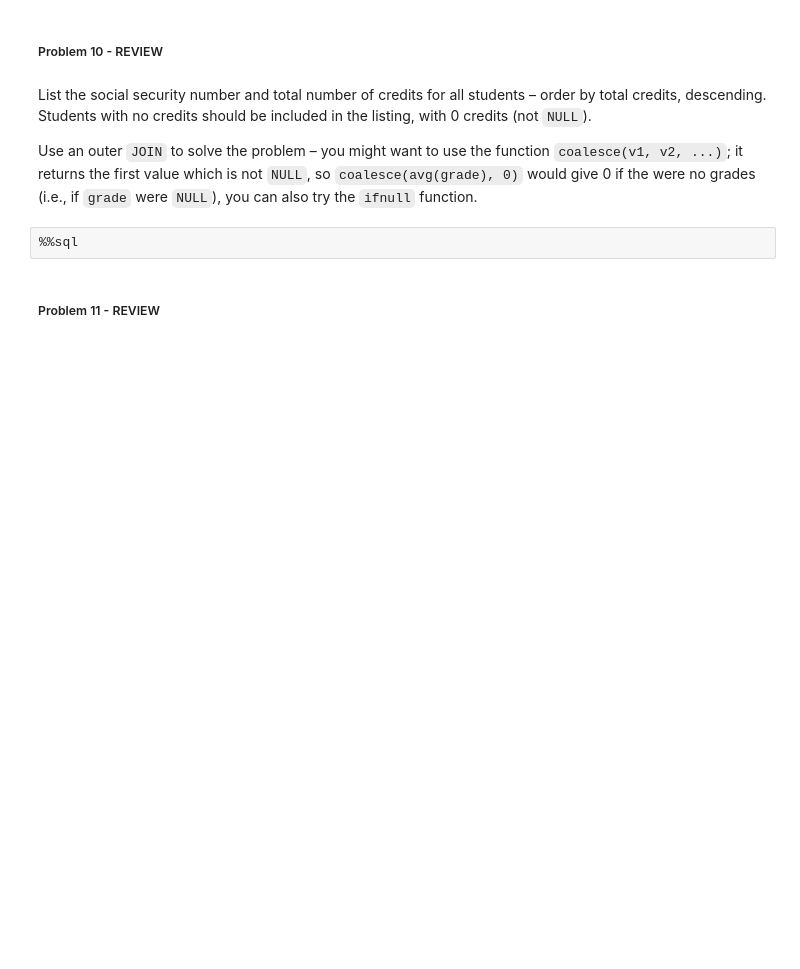
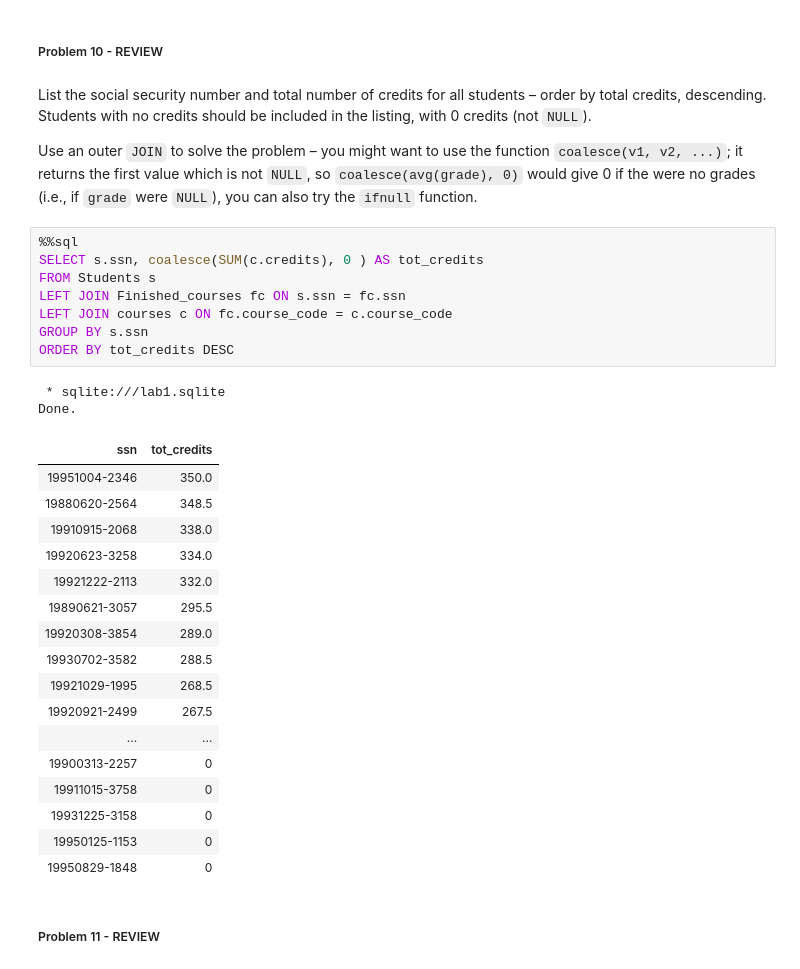
Before and after one commit to PelleHansson/databas, a Jupyter notebook: lab1/lab1.ipynb, the cells around one changed output. Cells and saved outputs as stored; diff of their text form; blank space fills up the shorter version.

```diff
--- a/lab1/lab1.ipynb
+++ b/lab1/lab1.ipynb
@@ -688,6 +688,32 @@ grades (i.e., if `grade` were `NULL`), you can also try the `ifnull`
 function.
 # %%
 %%sql
+SELECT s.ssn, coalesce(SUM(c.credits), 0 ) AS tot_credits
+FROM Students s
+LEFT JOIN Finished_courses fc ON s.ssn = fc.ssn
+LEFT JOIN courses c ON fc.course_code = c.course_code
+GROUP BY s.ssn
+ORDER BY tot_credits DESC
+# %% [output]
+ * sqlite:///lab1.sqlite
+Done.
+| ssn | tot_credits |
+| 19951004-2346 | 350.0 |
+| 19880620-2564 | 348.5 |
+| 19910915-2068 | 338.0 |
+| 19920623-3258 | 334.0 |
+| 19921222-2113 | 332.0 |
+| 19890621-3057 | 295.5 |
+| 19920308-3854 | 289.0 |
+| 19930702-3582 | 288.5 |
+| 19921029-1995 | 268.5 |
+| 19920921-2499 | 267.5 |
+| ... | ... |
+| 19900313-2257 | 0 |
+| 19911015-3758 | 0 |
+| 19931225-3158 | 0 |
+| 19950125-1153 | 0 |
+| 19950829-1848 | 0 |
 # %% [markdown]
 ##### Problem 11 - REVIEW
 # %% [markdown]
```
Also changed, not shown: parts of 6 cells of this notebook.
